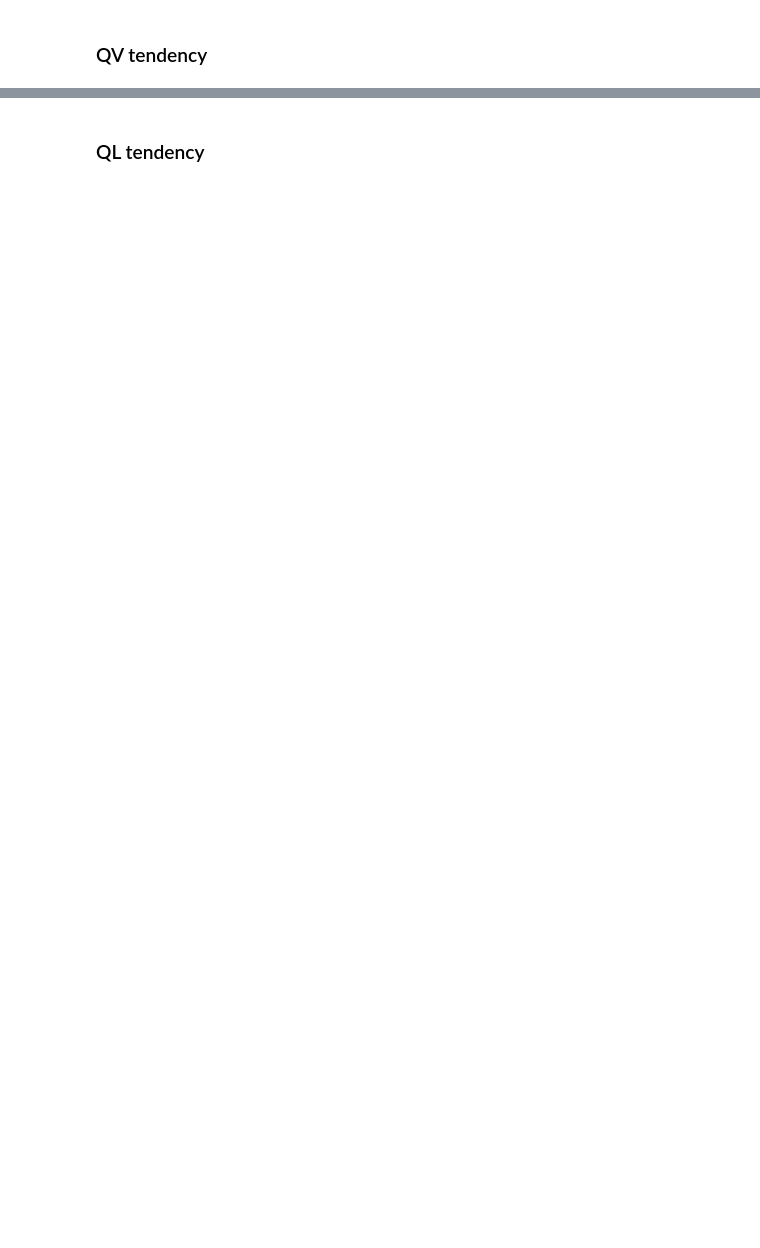
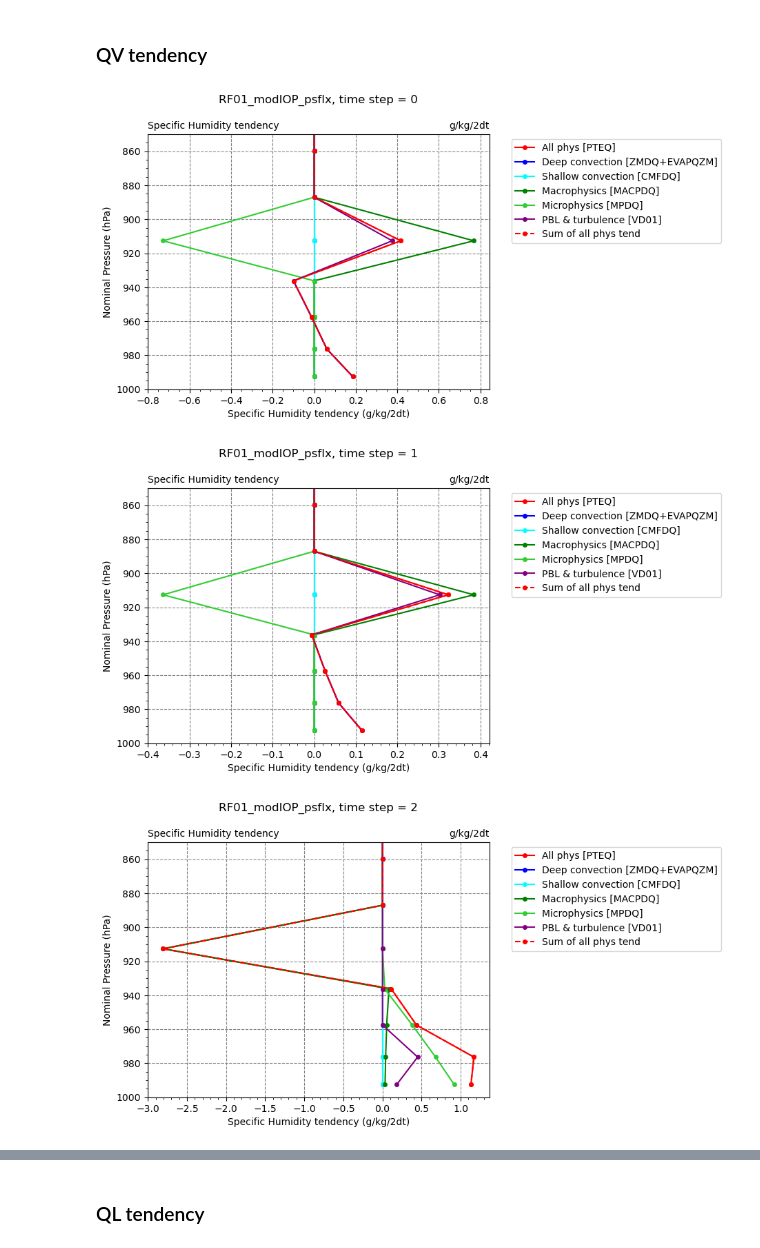
Before and after one commit to yihsuanchen/TaiESM1_Sc_diag, a Jupyter notebook: scam_taiesm1/plot/plot-scm_profiles.ipynb, the cells around one changed output, grey strips where cells are left out. Saved outputs shown, nothing was run; the diff lists cells and outputs as text; code cells hidden in the pictures; blank space fills up the shorter version.

```diff
--- a/scam_taiesm1/plot/plot-scm_profiles.ipynb
+++ b/scam_taiesm1/plot/plot-scm_profiles.ipynb
@@ -452,3 +688,17 @@ for tt in tt_steps:
 ### QV tendency
 # %%
 varnames = set_profile_varnames('DQV_budget')
+
+tt_steps = np.arange(0,10)
+
+choice = "RF01_modIOP_psflx"
+#choice = "RF01_orgIOP_psflx"
+
+ds_scm = read_scm_ds(choice)
+
+for tt in tt_steps:
+    plot_scm_profiles_Nv1t (ds_scm, varnames, tt=tt, xlabel="Specific Humidity tendency", title=choice)
+# %% [output]
+[figure, added]
+[figure, added]
+[figure, added]
```
Also changed, not shown: parts of 12 cells of this notebook.
